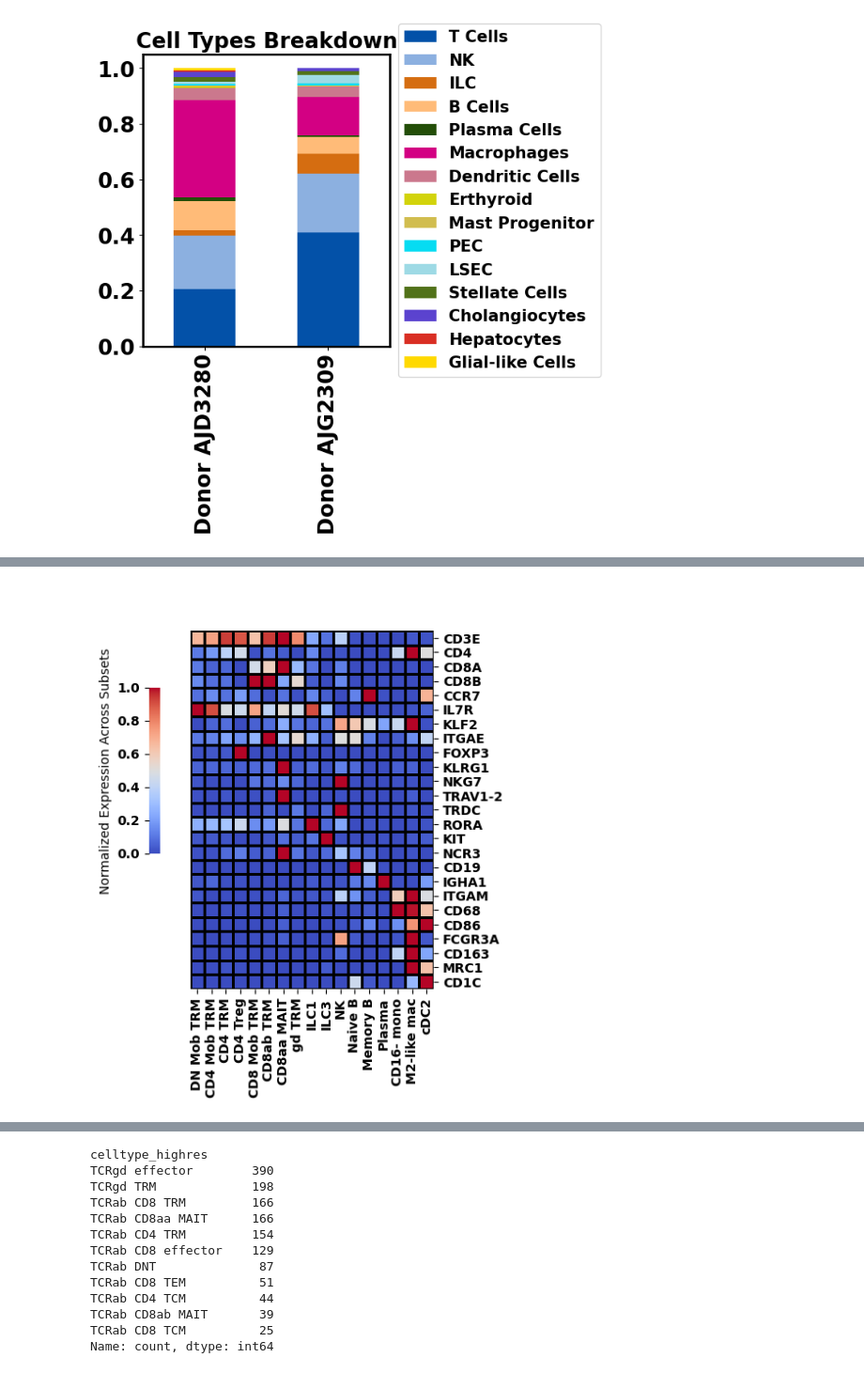
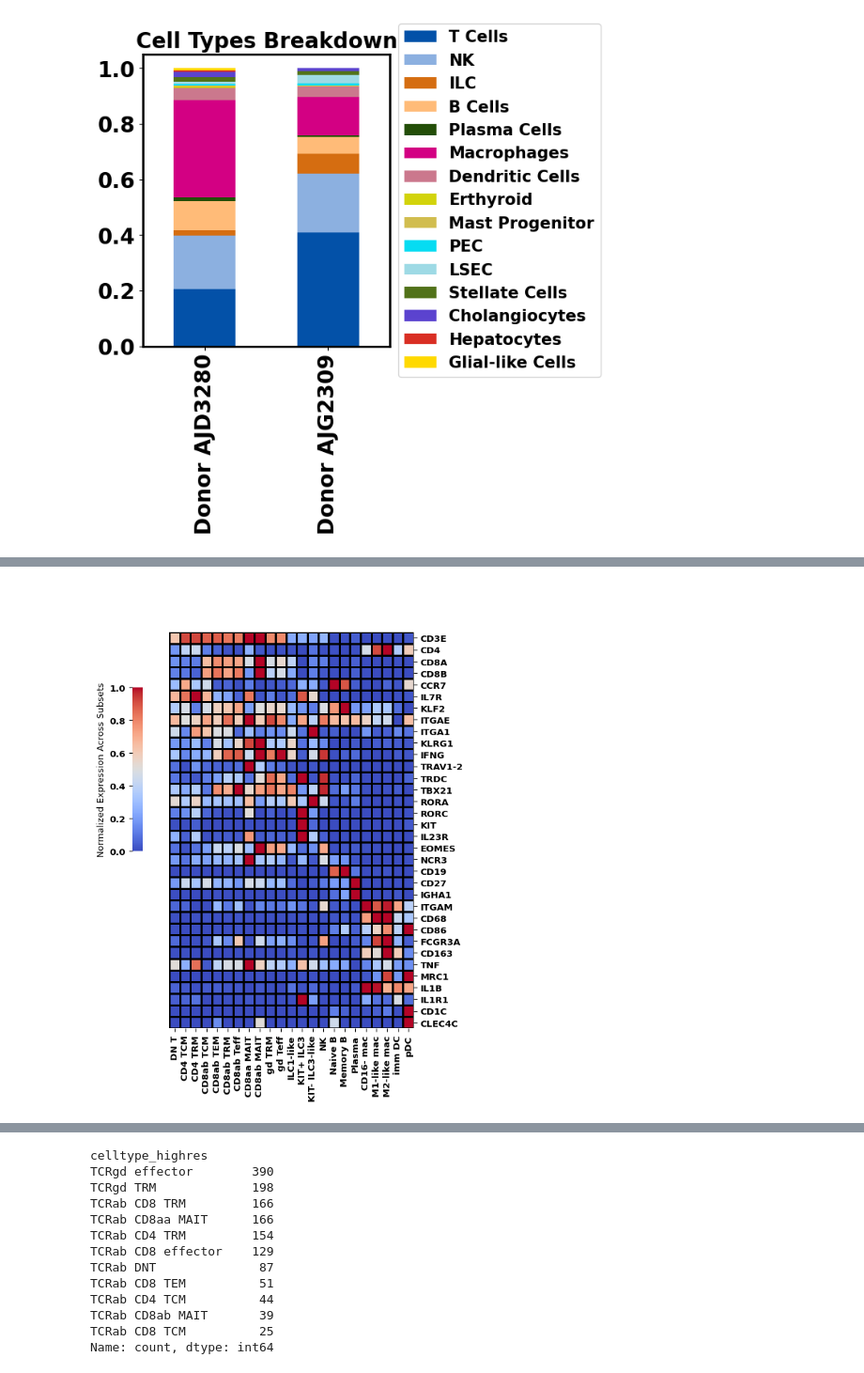
Before and after one commit to Ran-x2/gut-liver-whole-tissue, a Jupyter notebook: liver_visualization.ipynb, the cells around one changed output, grey strips where cells are left out. Shown at 94% size. Saved outputs shown, nothing was run; the diff lists cells and outputs as text; code cells hidden in the pictures.

```diff
--- a/liver_visualization.ipynb
+++ b/liver_visualization.ipynb
@@ -628,7 +652,6 @@ sc.pl.dotplot(adata_nonimmune, var_names=['EPCAM','LGR5','SMOC2','ASCL2','SPIB',
 # %%
-gene_list = ['EPCAM','LGR5','SMOC2','ASCL2','SLC26A2','SPIB','MUC2','CHGA','POU2F3','CCL21',
-                                          'PECAM1','CD34','MADCAM1','NRG1','PDGFRA','PDGFRB','ACTA2','DCLK1','BMP7','WNT5A',
-                                          'SOX10','S100B']
+gene_list = ['EPCAM','SOX9','KRT19','HBB','CA1','S100B','GSTA2','AKR1C1','ALB','GATA2','CLEC14A','MGP','CCL14',
+                                          'KIT','CD34','PECAM1','RAMP3','LIFR','ACTA2','COL1A1']
 df1 = adata_nonimmune[:,gene_list].to_df()
 df1['celltype_highres_short'] = adata_nonimmune.obs['celltype_highres_short']
 expression_matrix = df1.groupby('celltype_highres_short').mean()
@@ -637,7 +660,7 @@ expression_matrix = df1.groupby('celltype_highres_short').mean()
 plt.rcParams.update({'font.size': 10, 'font.weight': 'heavy','axes.linewidth':2,'figure.figsize':[8,8]})
 #plt.rcParams.update(plt.rcParamsDefault)
 kwargs = {'cmap': 'coolwarm'}
-clustergrid = sns.clustermap(expression_matrix.T,figsize = (4,6),linewidths=2,standard_scale=0,
+clustergrid = sns.clustermap(expression_matrix.T,figsize = (2.5,5),linewidths=2,standard_scale=0,
                linecolor = 'k',dendrogram_ratio = 0.1, colors_ratio = 0.5,vmax = 1,vmin = 0.05,
                row_cluster = False,col_cluster = False,cbar_kws={'label': 'Normalized Expression Across Subsets','location':"left"},
                **kwargs)
@@ -662,8 +685,3 @@ Index(['CD16- mono', 'ILC1', 'ILC3', 'M2-like mac', 'Memory B', 'NK',
       dtype='object')
-# %%
-adata_immune.obs['celltype_highres_short'] = adata_immune.obs['celltype_highres_short'].astype('category')
-ordered_celltype=['DN Mob TRM', 'CD4 Mob TRM', 'CD4 TRM','CD4 Treg','CD8 Mob TRM','CD8ab TRM','CD8aa MAIT',  'gd TRM',
-     'ILC1', 'ILC3','NK','Naive B','Memory B', 'Plasma','CD16- mono',  'M2-like mac','cDC2']
-adata_immune.obs['celltype_highres_short'] = adata_immune.obs['celltype_highres_short'].cat.reorder_categories(ordered_celltype)
 # %%
 sc.pl.dotplot(adata_immune, var_names=['CD3E','CD4','CD8A','CD8B','CCR7','IL7R','KLF2',
@@ -674,28 +709,29 @@ sc.pl.dotplot(adata_immune, var_names=['CD3E','CD4','CD8A','CD8B','CCR7','IL7R',
 # %%
 gene_list = ['CD3E','CD4','CD8A','CD8B','CCR7','IL7R','KLF2',
-                                   'ITGAE','FOXP3','KLRG1','NKG7','TRAV1-2','TRDC',
-                                   'RORA','KIT','NCR3','CD19','IGHA1','ITGAM','CD68','CD86','FCGR3A','CD163','MRC1','CD1C']
+                                   'ITGAE','ITGA1','KLRG1','IFNG','TRAV1-2','TRDC',
+                                   'TBX21','RORA','RORC','KIT','IL23R','EOMES','NCR3','CD19','CD27','IGHA1',
+                                   'ITGAM','CD68','CD86','FCGR3A','CD163','TNF','MRC1','IL1B','IL1R1','CD1C','CLEC4C']
 df1 = adata_immune[:,gene_list].to_df()
 df1['celltype_highres_short'] = adata_immune.obs['celltype_highres_short']
 expression_matrix = df1.groupby('celltype_highres_short').mean()
 # %%
 %matplotlib inline
-plt.rcParams.update({'font.size': 10, 'font.weight': 'heavy','axes.linewidth':2,'figure.figsize':[8,8]})
+plt.rcParams.update({'font.size': 9.5, 'font.weight': 'heavy','axes.linewidth':2,'figure.figsize':[8,8]})
 #plt.rcParams.update(plt.rcParamsDefault)
 kwargs = {'cmap': 'coolwarm'}
-clustergrid = sns.clustermap(expression_matrix.T,figsize = (4,6),linewidths=2,standard_scale=0,
+clustergrid = sns.clustermap(expression_matrix.T,figsize = (5,8),linewidths=2,standard_scale=0,
                linecolor = 'k',dendrogram_ratio = 0.1, colors_ratio = 0.5,vmax = 1,vmin = 0,
                row_cluster = False,col_cluster = False,cbar_kws={'label': 'Normalized Expression Across Subsets','location':"left"},
                **kwargs)
 for a in clustergrid.ax_col_dendrogram.collections:
         a.set_linewidth(2)
 clustergrid.ax_cbar.set_position([0, 0.5, 0.03, 0.3])
 
 axs = clustergrid.fig.get_axes()
 for j in range(0,len(axs)):
     axs[j].set_xlabel('')
 
 plt.savefig('vis/liver_immune_heatmap.png',dpi = 300,bbox_inches='tight')
 # %% [output]
-[figure, old version]
+[figure, new version]
 # %%
```
Also changed, not shown: parts of 37 cells of this notebook.
